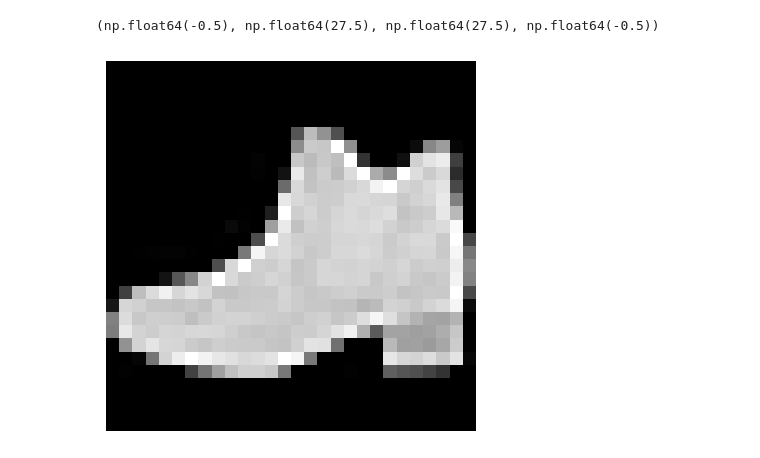
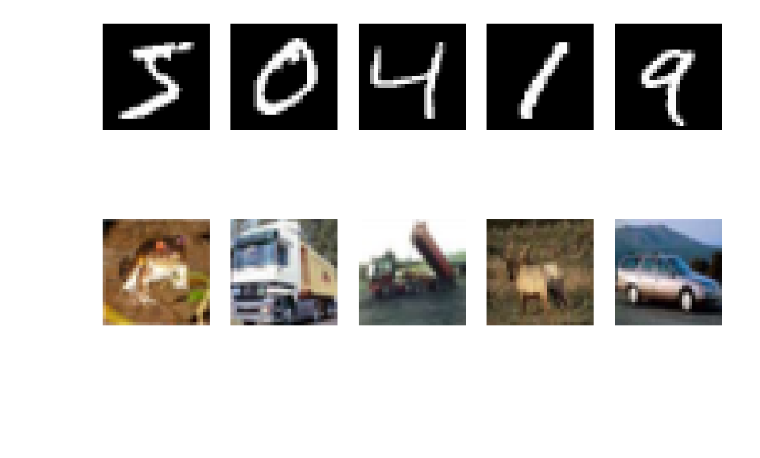
Before and after one commit to Sanjay-M1512/CV-DL, a Jupyter notebook: img_det.ipynb, the cells around one changed output. Cells and saved outputs as stored; diff of their text form; code cells hidden in the pictures; blank space fills up the shorter version.

```diff
--- a/img_det.ipynb
+++ b/img_det.ipynb
@@ -1,11 +1,22 @@
 # %%
 import numpy as np
 import matplotlib.pyplot as plt
 
 data = np.load("student_micro_dataset2.npz")
 #print(data["fashion"][10])
-plt.imshow(data["fashion"][15], cmap='gray')
-plt.axis('off')
+# plt.imshow(data["fashion"][15], cmap='gray')
+# plt.axis('off')
+
+mnist_5=data["mnist"][:5]
+cifar_5=data["cifar"][:5]
+fig, axes = plt.subplots(2, 5, figsize=(12, 7))
+
+for i in range(5):
+    axes[0,i].imshow(mnist_5[i], cmap='gray')
+    axes[0,i].axis('off')
+
+    axes[1,i].imshow(cifar_5[i], cmap='gray')
+    axes[1,i].axis('off')
+plt.show()
 # %% [output]
-(np.float64(-0.5), np.float64(27.5), np.float64(27.5), np.float64(-0.5))
-[figure, old version]
+[figure, new version]
```
Also changed, not shown: parts of 3 cells of this notebook, 9 other files.
